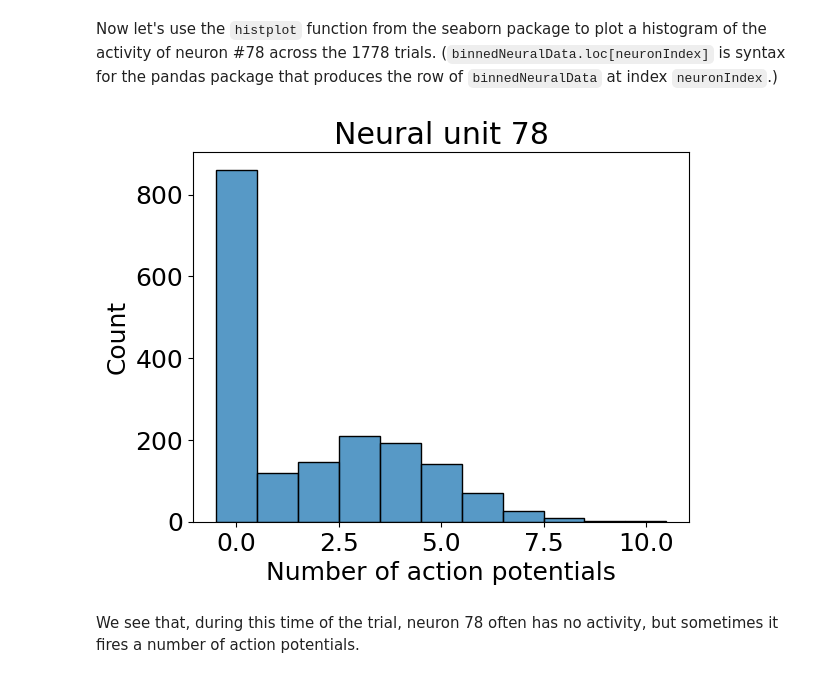
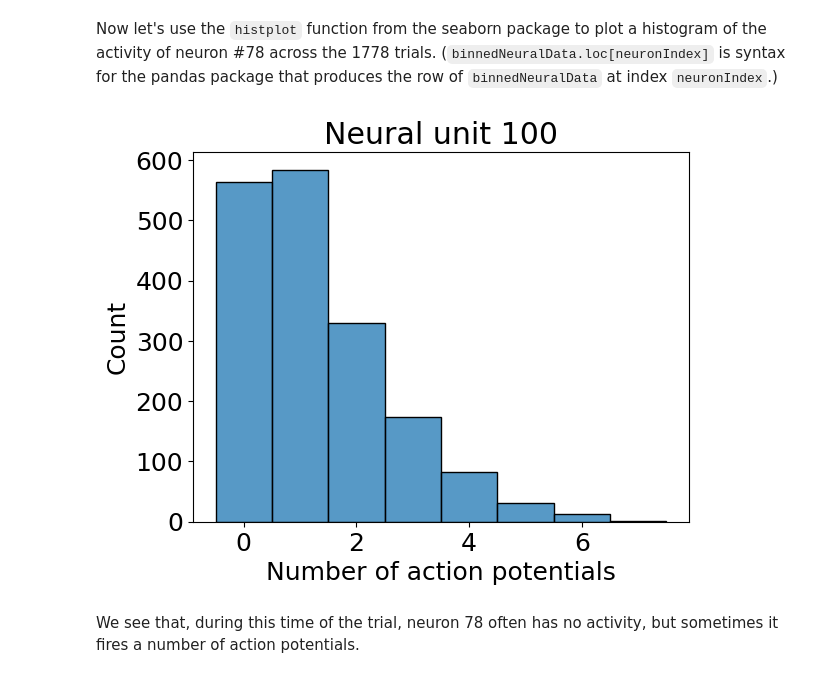
Before and after one commit to peterdresslar/CAS-503-Collectives, a Jupyter notebook: zaphod/6-InformationDecomposition.ipynb, the cells around one changed output. Saved outputs shown, nothing was run; the diff lists cells and outputs as text; code cells hidden in the pictures.

```diff
--- a/zaphod/6-InformationDecomposition.ipynb
+++ b/zaphod/6-InformationDecomposition.ipynb
@@ -30,7 +37,7 @@ First we'll load the neural and behavioral data.
 
 If you're interested in the experimental details: All times will be measured relative to the "go cue", when the monkey is signaled to indicate its choice.  We will focus here on 400 ms past the go cue, just after the monkey has indicated its choice. (The monkey's reaction time is around 250 ms.)  We will count neural action potentials ("spikes") that occur within a 100 ms time window centered on 400 ms.
 # %%
-dataFilename = Path('data/KianiEtAl2014/T33.mat')
+dataFilename = Path('../data/KianiEtAl2014/T33.mat')
 
 alignName = 'go_cue'
 time = 400 # ms post-go cue
@@ -82,13 +89,13 @@ binnedNeuralData
 # %% [markdown]
 Now let's use the `histplot` function from the seaborn package to plot a histogram of the activity of neuron #78 across the 1778 trials.  (`binnedNeuralData.loc[neuronIndex]` is syntax for the pandas package that produces the row of `binnedNeuralData` at index `neuronIndex`.)
 # %%
-neuronIndex = 78
+neuronIndex = 100
 sns.histplot(binnedNeuralData.loc[neuronIndex],
              discrete=True)
 plt.xlabel("Number of action potentials")
 plt.title("Neural unit {}".format(neuronIndex));
 # %% [output]
-[figure, old version]
+[figure, new version]
 # %% [markdown]
 We see that, during this time of the trial, neuron 78 often has no activity, but sometimes it fires a number of action potentials.
 # %% [markdown]
```
Also changed, not shown: parts of 9 cells of this notebook, 1 other file.
